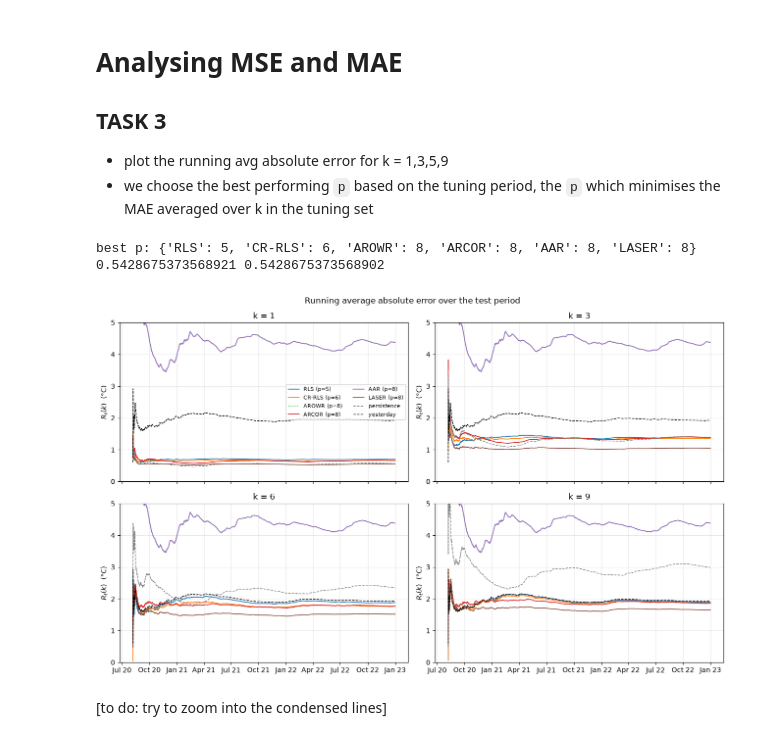
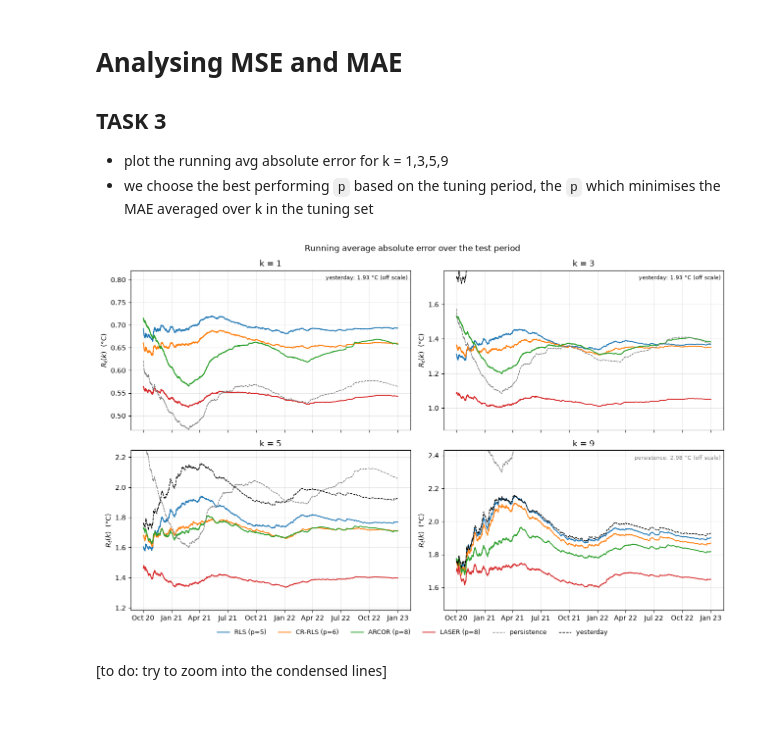
Before and after one commit to EmilyChoong/MATH30009-Online-Temperature-Forecasting, a Jupyter notebook: notebooks/02_Running_MAE.ipynb, the cells around one changed output. Cells and saved outputs as stored; diff of their text form; code cells hidden in the pictures; blank space fills up the shorter version.

```diff
--- a/notebooks/02_Running_MAE.ipynb
+++ b/notebooks/02_Running_MAE.ipynb
@@ -22,55 +22,58 @@ res = load_results()
 pred = load_predictions()
 test = pred[pred["period"] == "test"].reset_index(drop=True)   # R_t(k) starts at the test period
 # %%
-MODELS = ["RLS", "CR-RLS", "AROWR", "ARCOR", "AAR", "LASER"]
+MODELS = ["RLS", "CR-RLS", "ARCOR", "LASER"]      # AROWR/AAR (~4.4 °C) shown separately
 BASELINES = ["persistence", "yesterday"]
-K_PLOT = [1, 3, 6, 9, 12]
+K_PLOT = [1, 3, 5, 9]
+BURN_IN = pd.Timedelta(weeks=8)                   # hidden from view only
 
+tune = pred[pred["period"] == "tune"]
+tune_mae = {(alg, p): np.mean([np.nanmean(np.abs(tune["obs"] - tune[f"{alg}_k{k}_p{p}"]))
+                                for k in range(1, 13)])
+            for alg in MODELS for p in range(3, 9)}
+best_p = {alg: min(range(3, 9), key=lambda p: tune_mae[(alg, p)]) for alg in MODELS}
+
+show = (test["time"] >= test["time"].iloc[0] + BURN_IN).to_numpy()
+t = test["time"].to_numpy()[show]
 
 def running_mae(obs, y_hat):
     """R_t(k) = (1/t) * sum_{s<=t} |y_s - y_hat_s|, skipping hours with no prediction."""
-    e = np.abs(obs - y_hat)
+    e = np.abs(np.asarray(obs) - np.asarray(y_hat))
     ok = ~np.isnan(e)
     total = np.cumsum(np.where(ok, e, 0.0))   # running sum of |errors|
     count = np.cumsum(ok)                     # number of errors so far
     return np.where(count > 0, total / np.maximum(count, 1), np.nan)
 
-# best p per algorithm: lowest TUNING-period MAE averaged over k (no test data used)
-tune = pred[pred["period"] == "tune"]
-tune_mae = {(alg, p): np.mean([np.nanmean(np.abs(tune["obs"] - tune[f"{alg}_k{k}_p{p}"]))
-                                for k in range(1, 13)])
-            for alg in MODELS for p in range(3, 9)}
-best_p = {alg: min(range(3, 9), key=lambda p: tune_mae[(alg, p)]) for alg in MODELS}
-print("best p:", best_p)
-
 fig, axes = plt.subplots(2, 2, figsize=(13, 8), sharex=True)
 for ax, k in zip(axes.flat, K_PLOT):
+    curves = []
     for alg in MODELS:
-        col = f"{alg}_k{k}_p{best_p[alg]}"
-        style = ":" if alg == "AROWR" else "-"        # AROWR = AAR exactly, so dot it to keep both visible
-        ax.plot(test["time"], running_mae(test["obs"], test[col]), style,
-                label=f"{alg} (p={best_p[alg]})", lw=1.2)
+        r = running_mae(test["obs"], test[f"{alg}_k{k}_p{best_p[alg]}"])[show]
+        ax.plot(t, r, label=f"{alg} (p={best_p[alg]})", lw=1.3)
+        curves.append(r)
     for b in BASELINES:
-        ax.plot(test["time"], running_mae(test["obs"], test[f"{b}_k{k}"]), "--",
-                color="grey" if b == "persistence" else "black", label=b, lw=1)
+        r = running_mae(test["obs"], test[f"{b}_k{k}"])[show]
+        ax.plot(t, r, "--", color="grey" if b == "persistence" else "black", label=b, lw=1)
+        curves.append(r)
+    lo = np.nanmin(curves[:len(MODELS)]); hi = np.nanmax(curves[:len(MODELS)])
+    pad = 0.25 * (hi - lo)
+    ax.set_ylim(lo - pad, hi + 2 * pad)
+    for b, r in zip(BASELINES, curves[len(MODELS):]):
+        if r[-1] > hi + 2 * pad:
+            ax.text(0.99, 0.97, f"{b}: {r[-1]:.2f} °C (off scale)", transform=ax.transAxes,
+                    ha="right", va="top", fontsize=8,
+                    color="grey" if b == "persistence" else "black")
     ax.set_title(f"k = {k}")
     ax.set_ylabel(r"$R_t(k)$  (°C)")
-    ax.set_ylim(0, 5)
     ax.grid(alpha=0.3)
     ax.xaxis.set_major_formatter(mdates.DateFormatter("%b %y"))
-axes[0, 0].legend(fontsize=8, ncol=2)
 fig.suptitle("Running average absolute error over the test period")
 fig.tight_layout()
+h, l = axes[0, 0].get_legend_handles_labels()
+fig.legend(h, l, loc="lower center", ncol=6, fontsize=9, frameon=False, bbox_to_anchor=(0.5, -0.03))
 fig.savefig(FIG / "Rt_by_k.png", dpi=150, bbox_inches="tight")
-
-# check: last value of R_t(k) should equal the MAE in results.csv
-alg, k = "LASER", 1
-row = res[(res["algorithm"] == alg) & (res["k"] == k) & (res["p"] == best_p[alg])]
-print(running_mae(test["obs"], test[f"{alg}_k{k}_p{best_p[alg]}"])[-1], row["mae"].item())
 # %% [output]
-best p: {'RLS': 5, 'CR-RLS': 6, 'AROWR': 8, 'ARCOR': 8, 'AAR': 8, 'LASER': 8}
-0.5428675373568921 0.5428675373568902
-[figure, old version]
+[figure, new version]
 # %% [markdown]
 [to do: try to zoom into the condensed lines]
 # %% [markdown]
```
Also changed, not shown: parts of 3 cells of this notebook.
